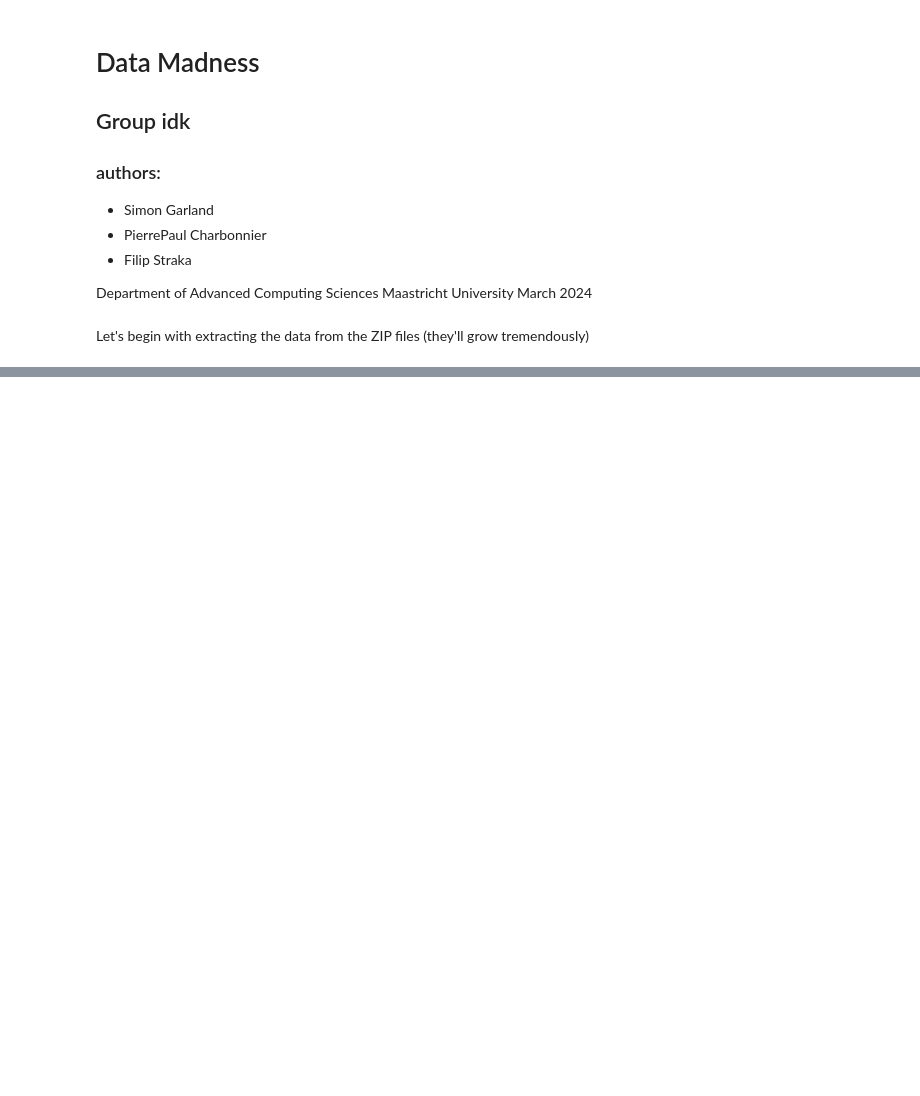
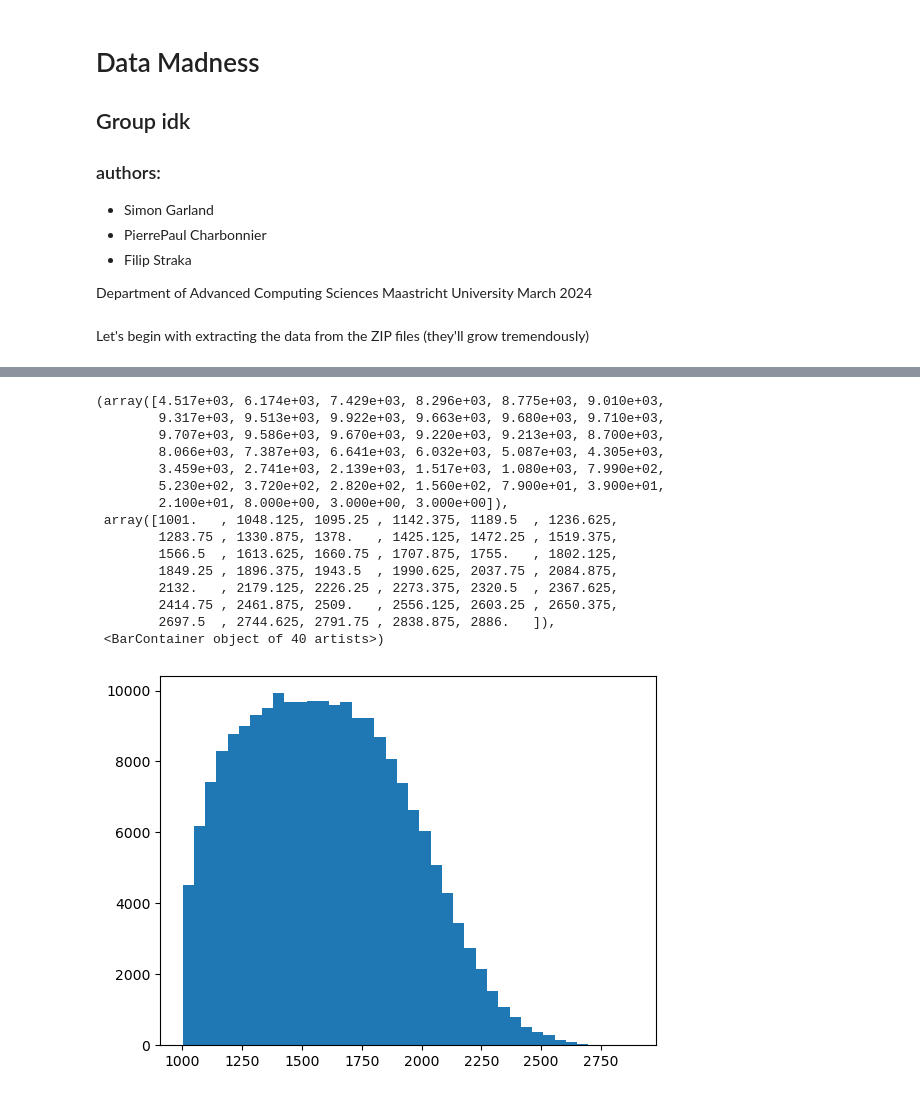
Before and after one commit to koalapowered/da_project, a Jupyter notebook: main/EDA.ipynb, the cells around one changed output, grey strips where cells are left out. Saved outputs shown, nothing was run; the diff lists cells and outputs as text; code cells hidden in the pictures; blank space fills up the shorter version.

```diff
--- a/main/EDA.ipynb
+++ b/main/EDA.ipynb
@@ -77,0 +95,19 @@ extract_all_zip_files(source_dir, destination_dir)
+# %%
+plt.hist(lst[2]["rating"], bins=40)
+# %% [output]
+(array([4.517e+03, 6.174e+03, 7.429e+03, 8.296e+03, 8.775e+03, 9.010e+03,
+        9.317e+03, 9.513e+03, 9.922e+03, 9.663e+03, 9.680e+03, 9.710e+03,
+        9.707e+03, 9.586e+03, 9.670e+03, 9.220e+03, 9.213e+03, 8.700e+03,
+        8.066e+03, 7.387e+03, 6.641e+03, 6.032e+03, 5.087e+03, 4.305e+03,
+        3.459e+03, 2.741e+03, 2.139e+03, 1.517e+03, 1.080e+03, 7.990e+02,
+        5.230e+02, 3.720e+02, 2.820e+02, 1.560e+02, 7.900e+01, 3.900e+01,
+        2.100e+01, 8.000e+00, 3.000e+00, 3.000e+00]),
+ array([1001.   , 1048.125, 1095.25 , 1142.375, 1189.5  , 1236.625,
+        1283.75 , 1330.875, 1378.   , 1425.125, 1472.25 , 1519.375,
+        1566.5  , 1613.625, 1660.75 , 1707.875, 1755.   , 1802.125,
+        1849.25 , 1896.375, 1943.5  , 1990.625, 2037.75 , 2084.875,
+        2132.   , 2179.125, 2226.25 , 2273.375, 2320.5  , 2367.625,
+        2414.75 , 2461.875, 2509.   , 2556.125, 2603.25 , 2650.375,
+        2697.5  , 2744.625, 2791.75 , 2838.875, 2886.   ]),
+ <BarContainer object of 40 artists>)
+[figure, added]
```
Also changed, not shown: parts of 8 cells of this notebook.
